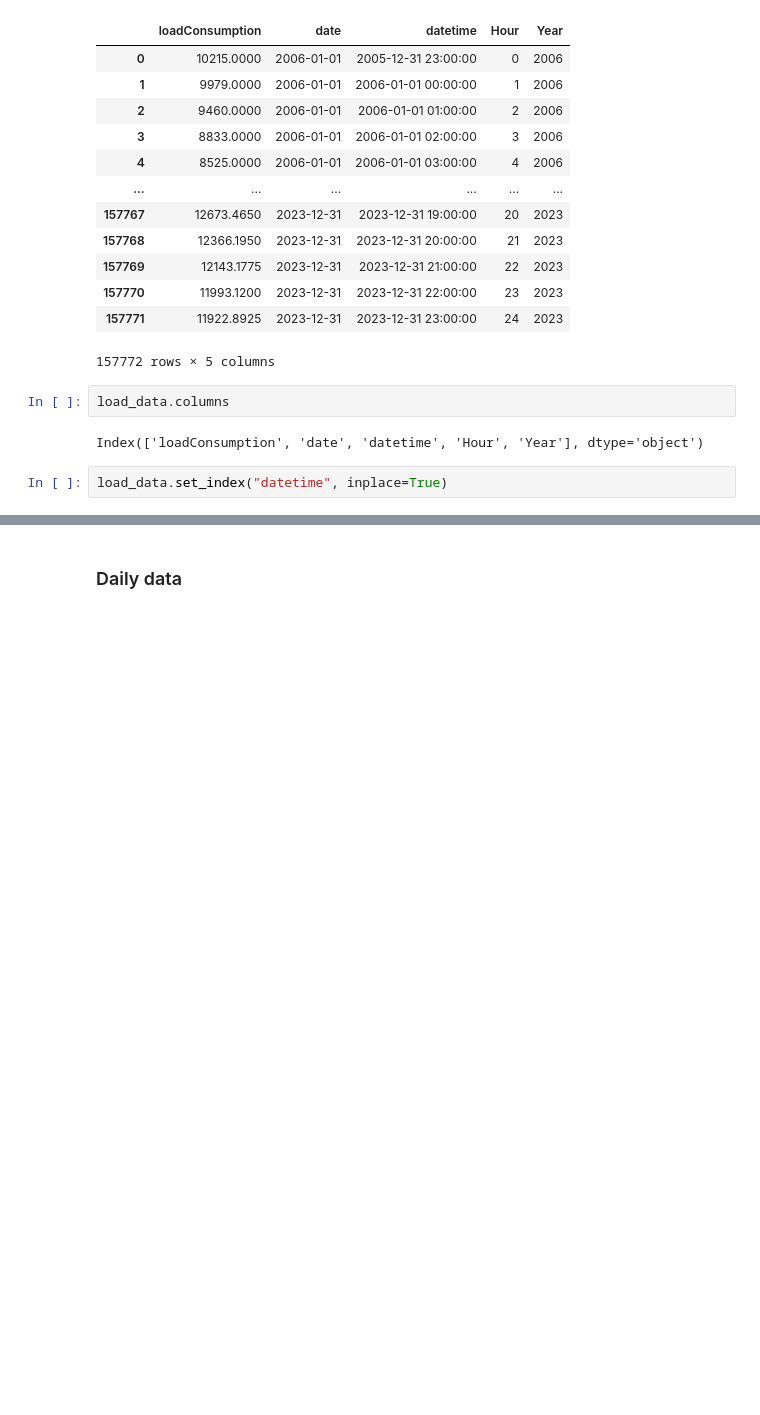
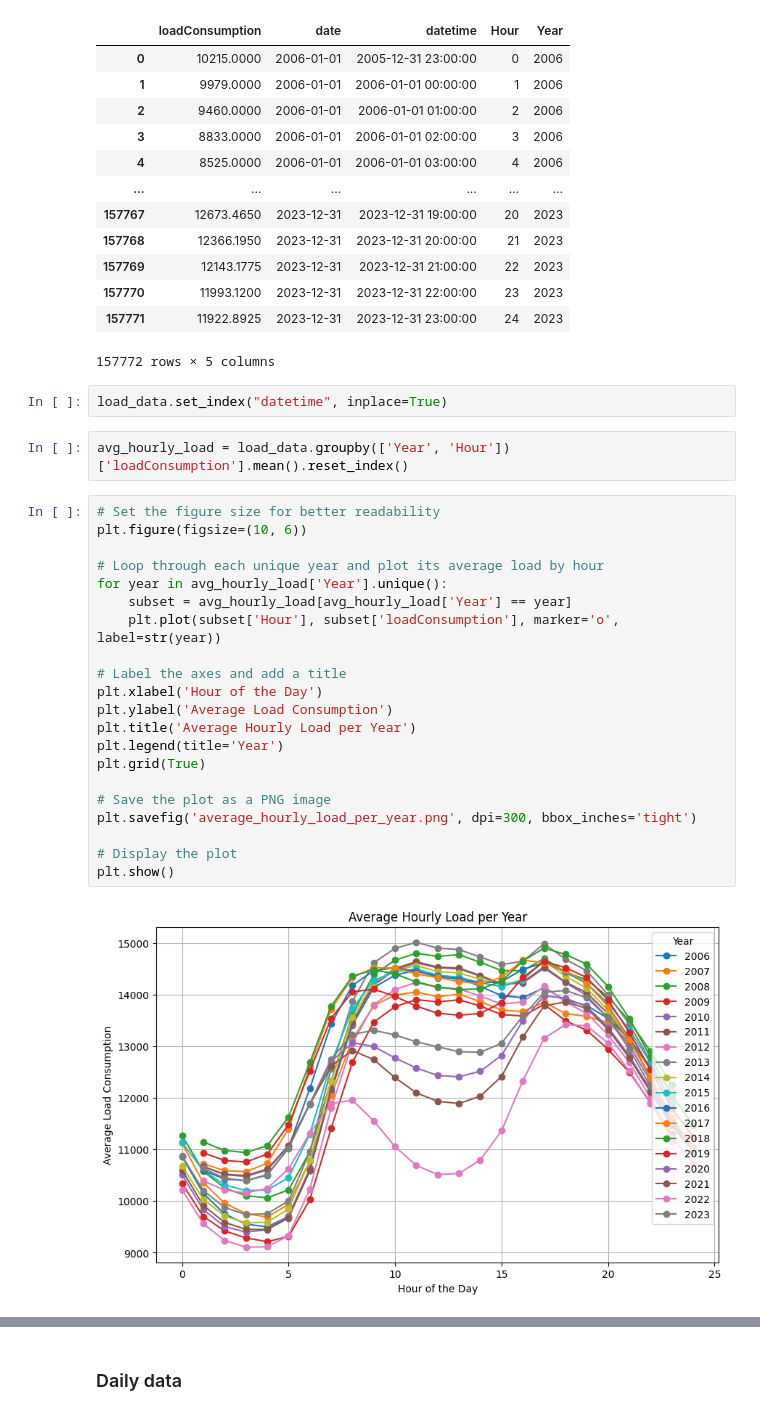
Before and after one commit to Carlos1971Salud/Hybrid-Forecasting-for-Sustainable-Electricity-Demand-in-The-Netherlands-Using-SARIMAX-SARIMAX-LSTM, a Jupyter notebook: two-stagePrediction-advanced.ipynb, the cells around one changed output, grey strips where cells are left out. Cells and saved outputs as stored; diff of their text form; blank space fills up the shorter version.

```diff
--- a/two-stagePrediction-advanced.ipynb
+++ b/two-stagePrediction-advanced.ipynb
@@ -52,12 +52,33 @@ load_data
 | 157770 | 11993.1200 | 2023-12-31 | 2023-12-31 22:00:00 | 23 | 2023 |
 | 157771 | 11922.8925 | 2023-12-31 | 2023-12-31 23:00:00 | 24 | 2023 |
 157772 rows × 5 columns
-# %%
-load_data.columns
-# %% [output]
-Index(['loadConsumption', 'date', 'datetime', 'Hour', 'Year'], dtype='object')
 # %%
 load_data.set_index("datetime", inplace=True)
+# %%
+avg_hourly_load = load_data.groupby(['Year', 'Hour'])['loadConsumption'].mean().reset_index()
+# %%
+# Set the figure size for better readability
+plt.figure(figsize=(10, 6))
+
+# Loop through each unique year and plot its average load by hour
+for year in avg_hourly_load['Year'].unique():
+    subset = avg_hourly_load[avg_hourly_load['Year'] == year]
+    plt.plot(subset['Hour'], subset['loadConsumption'], marker='o', label=str(year))
+
+# Label the axes and add a title
+plt.xlabel('Hour of the Day')
+plt.ylabel('Average Load Consumption')
+plt.title('Average Hourly Load per Year')
+plt.legend(title='Year')
+plt.grid(True)
+
+# Save the plot as a PNG image
+plt.savefig('average_hourly_load_per_year.png', dpi=300, bbox_inches='tight')
+
+# Display the plot
+plt.show()
+# %% [output]
+[figure, added]
 # %%
 start_date = '2015-01-01'
 end_date = '2023-12-31'
```
Also changed, not shown: parts of 6 cells of this notebook, 7 other files.
